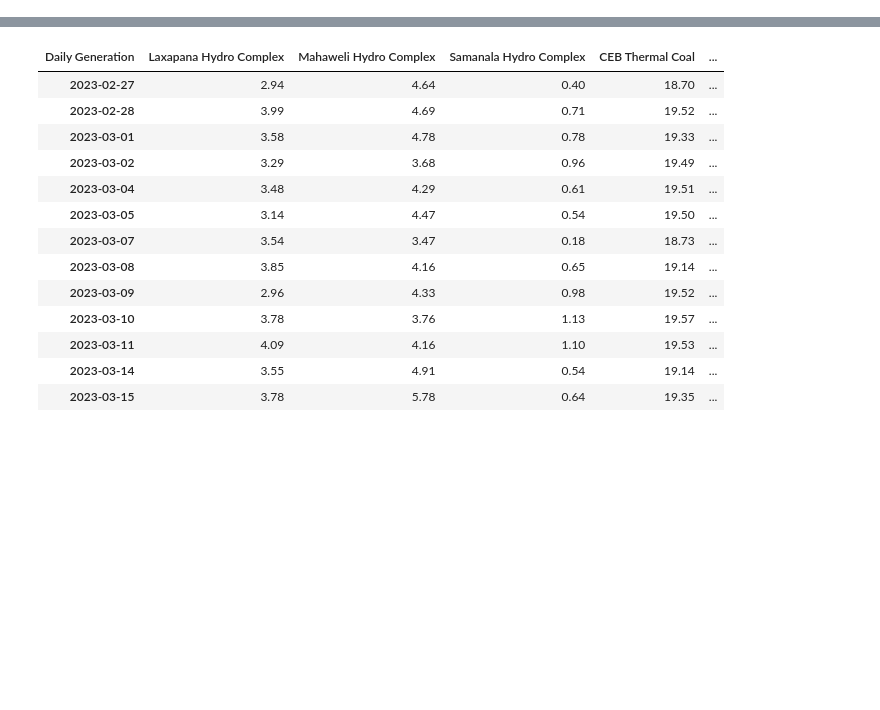
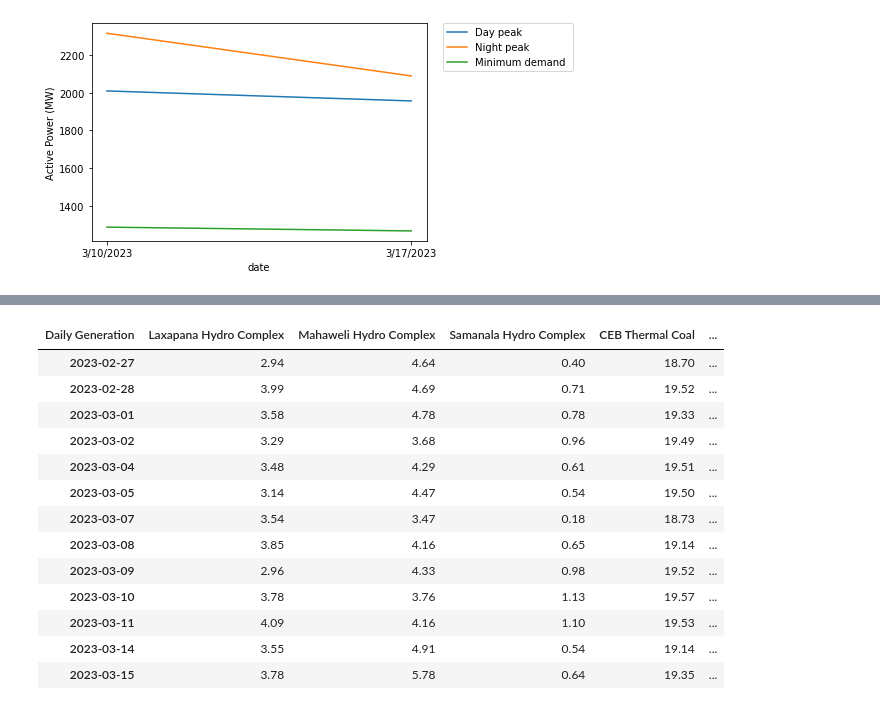
Before and after one commit to ChanakaErangaGunarathna/SL_CEB_Dashboard, a Jupyter notebook: analysis1-Copy1.ipynb, the cells around one changed output, grey strips where cells are left out. Saved outputs shown, nothing was run; the diff lists cells and outputs as text; code cells hidden in the pictures; blank space fills up the shorter version.

```diff
--- a/analysis1-Copy1.ipynb
+++ b/analysis1-Copy1.ipynb
@@ -39,4 +99,9 @@ plt.legend(bbox_to_anchor=(1.05, 1), loc=2, borderaxespad=0.)
 # %%
-dates=list(df1['date'].unique())
-dates
+fig, ax=plt.subplots()
+sns.lineplot(x='date', y='Active Power (MW)',hue='Description' ,data=df1[df1['date_name']=='Fri'],ax=ax)
+# sns.lineplot(x='date', y='Active Power (MW)', data=df1[df1['Description']==df1['Description'].unique().tolist()[0]],ax=ax)
+# sns.lineplot(x='date', y='Active Power (MW)', data=df1[df1['Description']==df1['Description'].unique().tolist()[1]],ax=ax)
+# ax.set_xticklabels(labels=dates,rotation=90)
+plt.legend(bbox_to_anchor=(1.05, 1), loc=2, borderaxespad=0.)
+plt.show()
 # %% [output]
@@ -56 +108,2 @@ dates
+[figure, added]
 # %%
```
Also changed, not shown: parts of 12 cells of this notebook, 10 other files.
